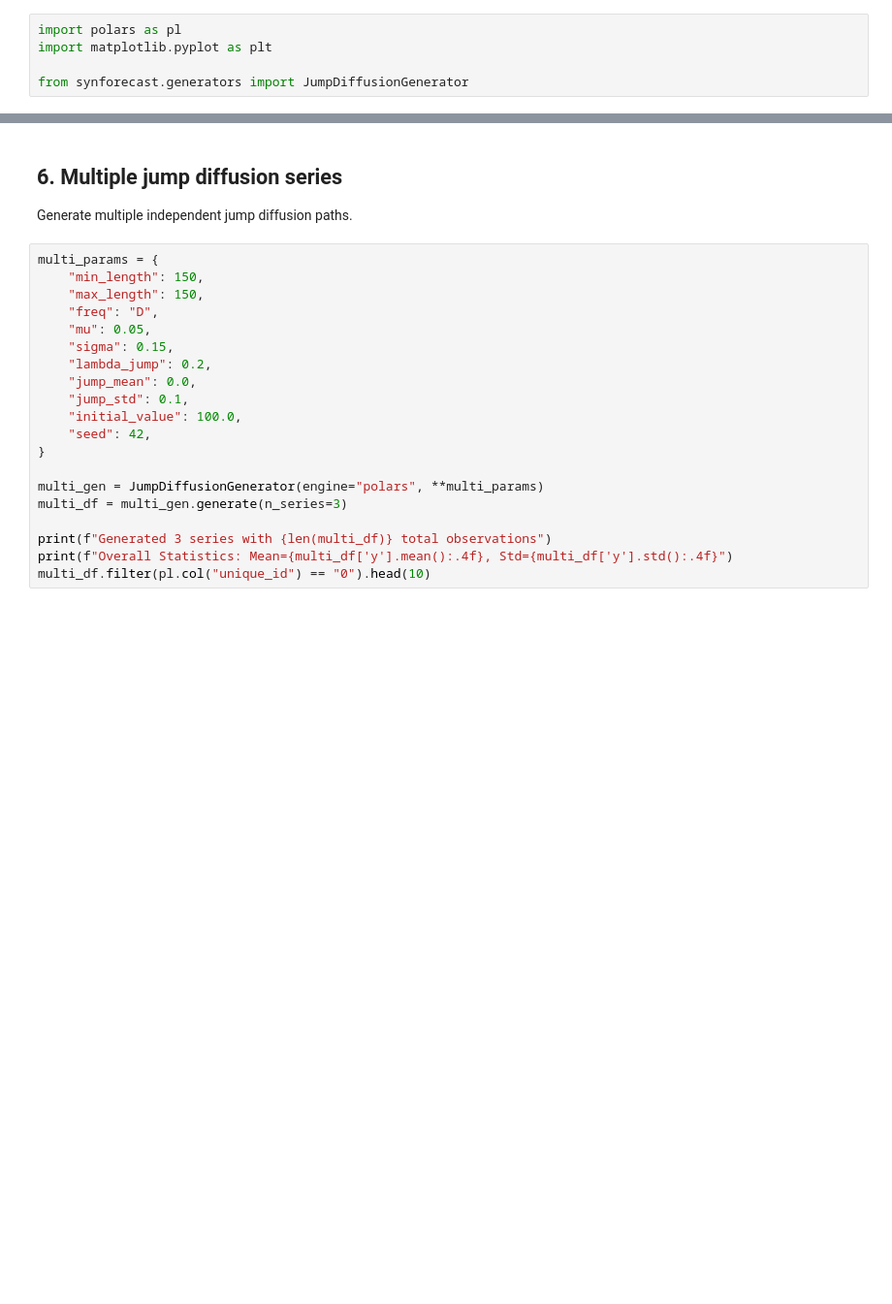
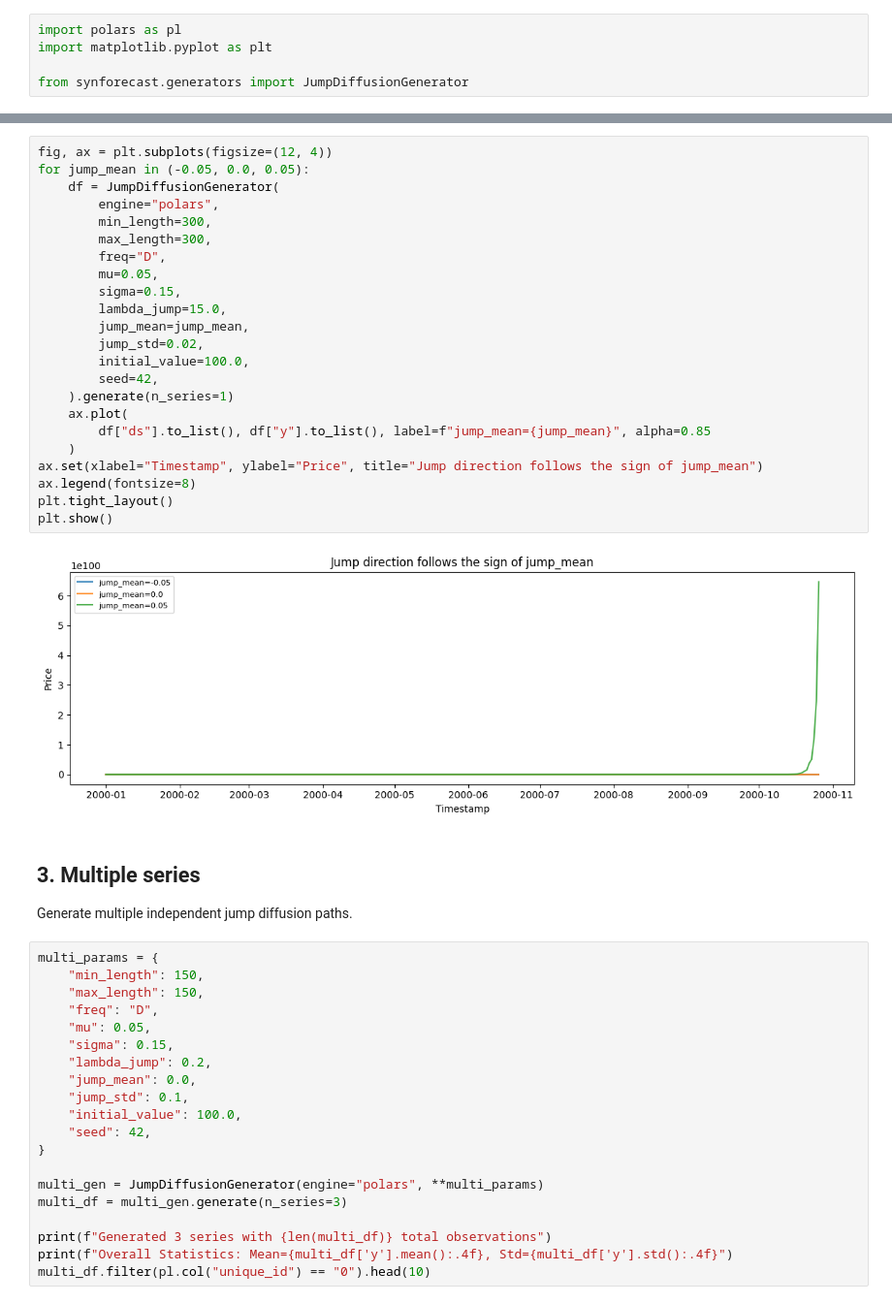
Before and after one commit to Nixtla/synforecast, a Jupyter notebook: nbs/docs/generators/stochastic/jump_diffusion.ipynb, the cells around one changed output, grey strips where cells are left out. Shown at 97% size. Drawn from its saved outputs; the diff is of its cells as text; blank space fills up the shorter version.

```diff
--- a/nbs/docs/generators/stochastic/jump_diffusion.ipynb
+++ b/nbs/docs/generators/stochastic/jump_diffusion.ipynb
@@ -283,5 +57,30 @@ plt.show()
+# %%
+fig, ax = plt.subplots(figsize=(12, 4))
+for jump_mean in (-0.05, 0.0, 0.05):
+    df = JumpDiffusionGenerator(
+        engine="polars",
+        min_length=300,
+        max_length=300,
+        freq="D",
+        mu=0.05,
+        sigma=0.15,
+        lambda_jump=15.0,
+        jump_mean=jump_mean,
+        jump_std=0.02,
+        initial_value=100.0,
+        seed=42,
+    ).generate(n_series=1)
+    ax.plot(
+        df["ds"].to_list(), df["y"].to_list(), label=f"jump_mean={jump_mean}", alpha=0.85
+    )
+ax.set(xlabel="Timestamp", ylabel="Price", title="Jump direction follows the sign of jump_mean")
+ax.legend(fontsize=8)
+plt.tight_layout()
+plt.show()
+# %% [output]
+[figure, added]
 # %% [markdown]
-## 6. Multiple jump diffusion series
+## 3. Multiple series
 
 Generate multiple independent jump diffusion paths.
 # %%
```
Also changed, not shown: parts of 18 cells of this notebook, 13 other files.
